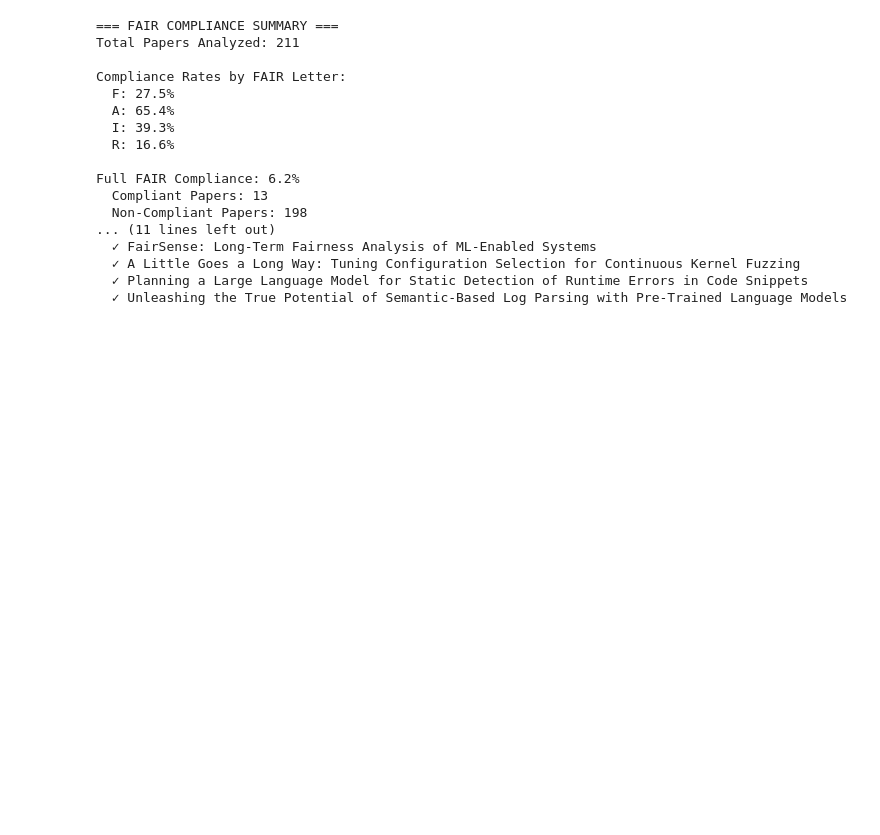
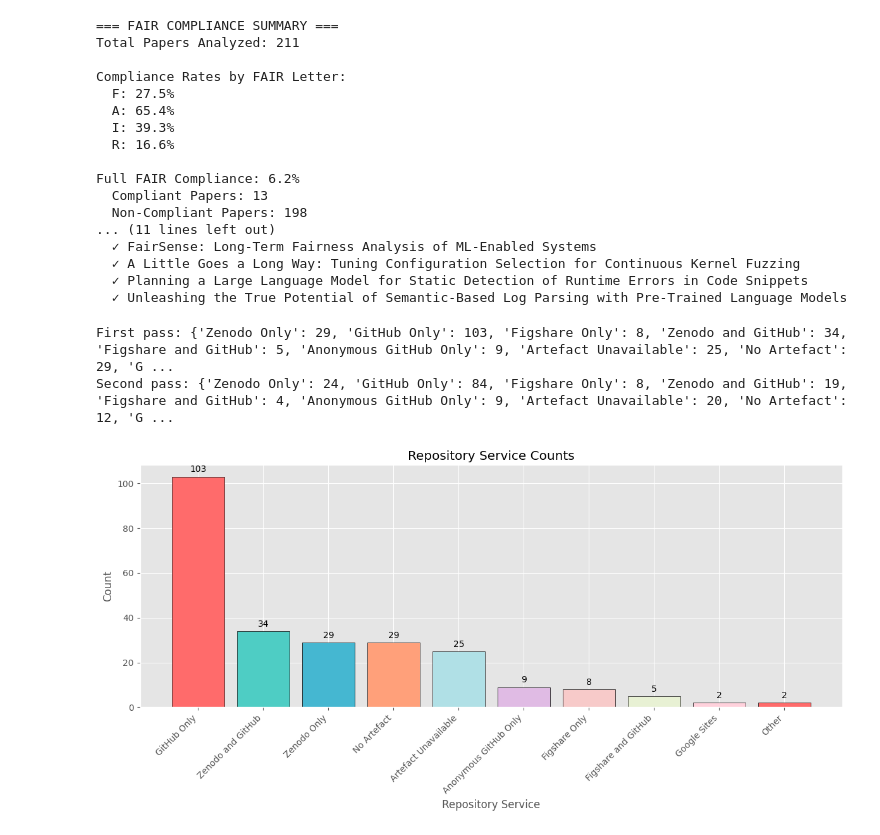
Before and after one commit to EEllwoo/how_fair_is_2026, a Jupyter notebook: plot_gen.ipynb, the cells around one changed output. Cells and saved outputs as stored; diff of their text form; code cells hidden in the pictures; blank space fills up the shorter version.

Commit message:
added colour to graphs and added plot to notebook

```diff
--- a/plot_gen.ipynb
+++ b/plot_gen.ipynb
@@ -138,3 +139,10 @@ Full FAIR Compliance: 6.2%
   ✓ A Little Goes a Long Way: Tuning Configuration Selection for Continuous Kernel Fuzzing
   ✓ Planning a Large Language Model for Static Detection of Runtime Errors in Code Snippets
   ✓ Unleashing the True Potential of Semantic-Based Log Parsing with Pre-Trained Language Models
+# %%
+# Repo stats
+repo_stats_main()
+# %% [output]
+First pass: {'Zenodo Only': 29, 'GitHub Only': 103, 'Figshare Only': 8, 'Zenodo and GitHub': 34, 'Figshare and GitHub': 5, 'Anonymous GitHub Only': 9, 'Artefact Unavailable': 25, 'No Artefact': 29, 'G ...
+Second pass: {'Zenodo Only': 24, 'GitHub Only': 84, 'Figshare Only': 8, 'Zenodo and GitHub': 19, 'Figshare and GitHub': 4, 'Anonymous GitHub Only': 9, 'Artefact Unavailable': 20, 'No Artefact': 12, 'G ...
+[figure, added]
```
Also changed, not shown: parts of 1 cell of this notebook, 4 other files.
